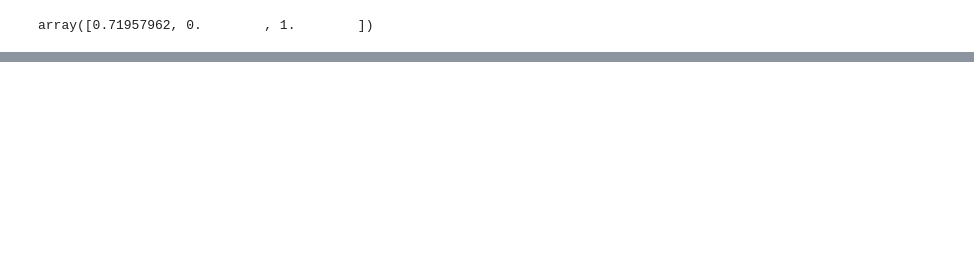
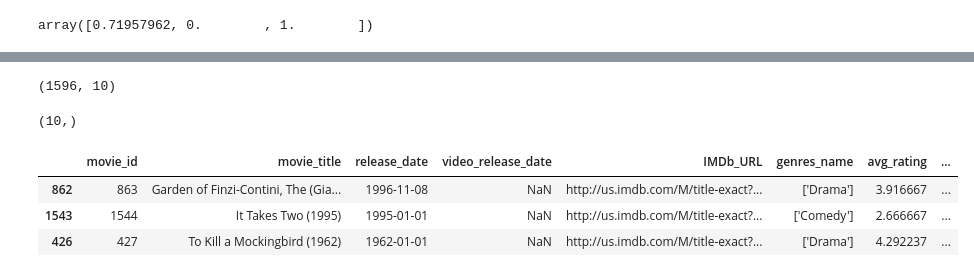
Before and after one commit to ADS2024-B2/AgileProject, a Jupyter notebook: models/item_based_recommender.ipynb, the cells around one changed output, grey strips where cells are left out. Saved outputs shown, nothing was run; the diff lists cells and outputs as text; code cells hidden in the pictures; blank space fills up the shorter version.

```diff
--- a/models/item_based_recommender.ipynb
+++ b/models/item_based_recommender.ipynb
@@ -212,0 +245,4 @@ plt.show()
+# %%
+# Encode testing samples
+latent_new_samples = encoder.predict(X_test)
+latent_new_sample = latent_new_samples[0]
@@ -212,0 +251,24 @@ plt.show()
+# %%
+embeddings.shape
+# %% [output]
+(1596, 10)
+# %%
+latent_new_sample.shape
+# %% [output]
+(10,)
+# %%
+from sklearn.metrics.pairwise import euclidean_distances
+
+# Compute Euclidean distances between the new sample and all samples
+distances = euclidean_distances(latent_new_sample.reshape(1, -1), embeddings)
+
+# Get the indices of the most similar samples (smallest distance)
+k = 3 # if we want to get 3 most similar movies
+most_similar_indices = distances.argsort()[0][:k]  # Get top k most similar samples
+# %%
+metadata.loc[most_similar_indices]
+# %% [output]
+|  | movie_id | movie_title | release_date | video_release_date | IMDb_URL | genres_name | avg_rating | ... |
+| 862 | 863 | Garden of Finzi-Contini, The (Gia... | 1996-11-08 | NaN | http://us.imdb.com/M/title-exact?... | ['Drama'] | 3.916667 | ... |
+| 1543 | 1544 | It Takes Two (1995) | 1995-01-01 | NaN | http://us.imdb.com/M/title-exact?... | ['Comedy'] | 2.666667 | ... |
+| 426 | 427 | To Kill a Mockingbird (1962) | 1962-01-01 | NaN | http://us.imdb.com/M/title-exact?... | ['Drama'] | 4.292237 | ... |
```
Also changed, not shown: parts of 21 cells of this notebook.
